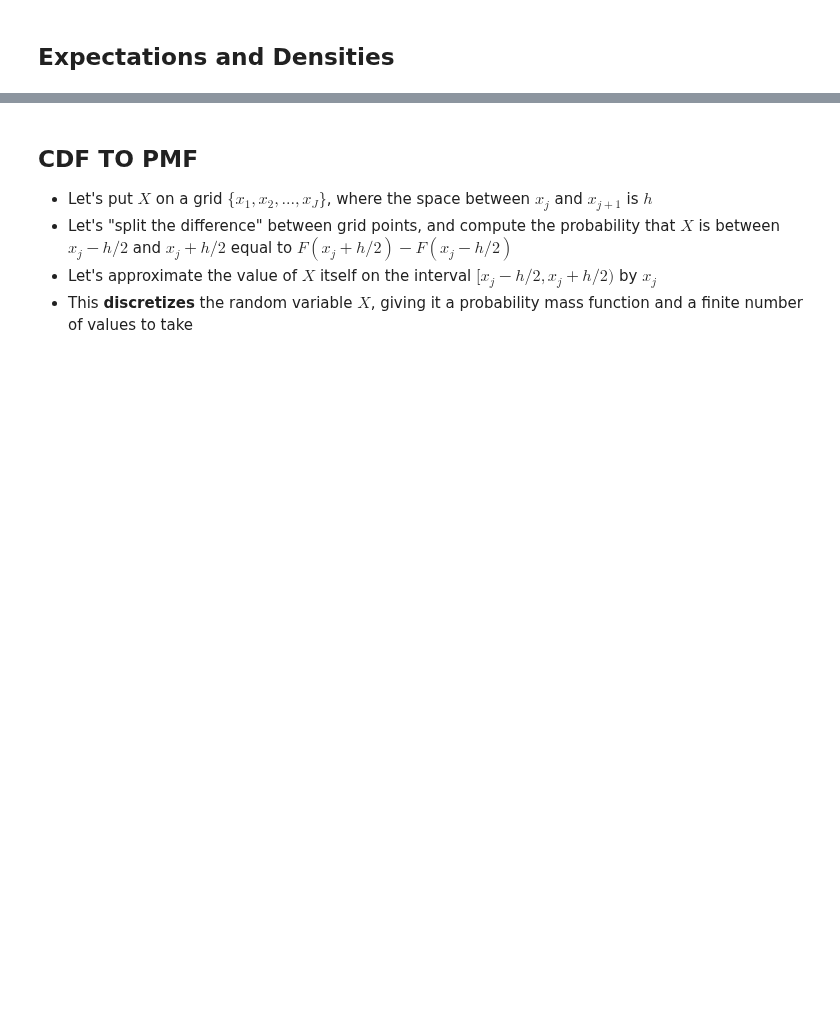
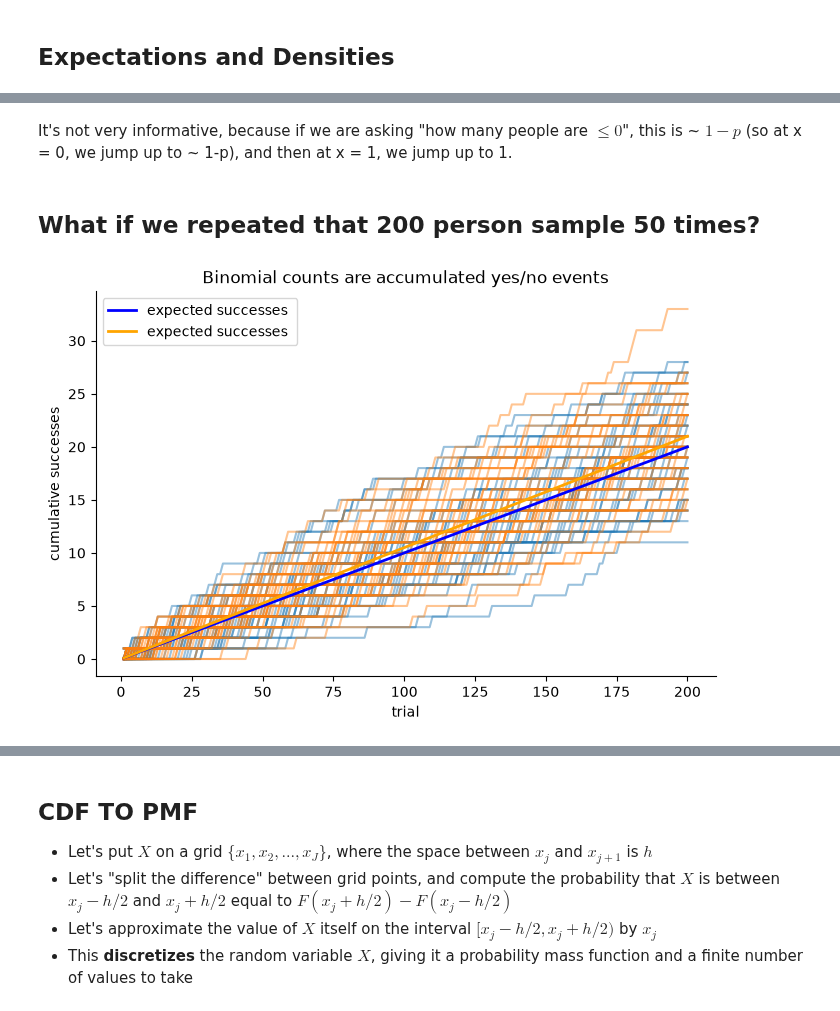
Before and after one commit to HSweazey/UU_F26_templates, a Jupyter notebook: Week04/cdf_and_pdf.ipynb, the cells around one changed output, grey strips where cells are left out. Saved outputs shown, nothing was run; the diff lists cells and outputs as text; code cells hidden in the pictures; blank space fills up the shorter version.

```diff
--- a/Week04/cdf_and_pdf.ipynb
+++ b/Week04/cdf_and_pdf.ipynb
@@ -6,0 +129,31 @@
+# %% [markdown]
+It's not very informative, because if we are asking "how many people are $\leq 0$", this is ~ $1-p$ (so at x = 0, we jump up to ~ 1-p), and then at x = 1, we jump up to 1.
+# %% [markdown]
+## What if we repeated that 200 person sample 50 times?
+# %%
+
+# Using RNG, build a sample with p = 0.1 and a second sample with p = 0.105, each with N = 200.
+N = 200
+pA = 0.1
+pB = 0.105
+
+#### 1 bernoulli trial, with p = p_A, repeated N times per sample, for 50 samples, and then summed to get cumulative successes per sample.
+# Do the same for p_B.
+trial_pathsA = rng.binomial(1, pA, size=(50, N)).cumsum(axis=1) #summing along the trial axis to get cumulative successes
+trial_pathsB = rng.binomial(1, pB, size=(50, N)).cumsum(axis=1)
+
+
+
+# Make the plot of running trials and compare.
+fig, ax = plt.subplots()
+ax.plot(np.arange(1, N + 1), trial_pathsA.T, alpha=0.45, c="tab:blue")
+ax.plot(np.arange(1, N + 1), trial_pathsB.T, alpha=0.45, c="tab:orange")
+ax.plot(np.arange(1, N + 1), pA * np.arange(1, N + 1), color="blue", lw=2, label="expected successes ")
+ax.plot(np.arange(1, N + 1), pB * np.arange(1, N + 1), color="orange", lw=2, label="expected successes")
+ax.set_title("Binomial counts are accumulated yes/no events")
+ax.set_xlabel("trial")
+ax.set_ylabel("cumulative successes")
+ax.legend()
+plt.show()
+# %% [output]
+[figure, added]
```
Also changed, not shown: parts of 25 cells of this notebook, 3 other files.
